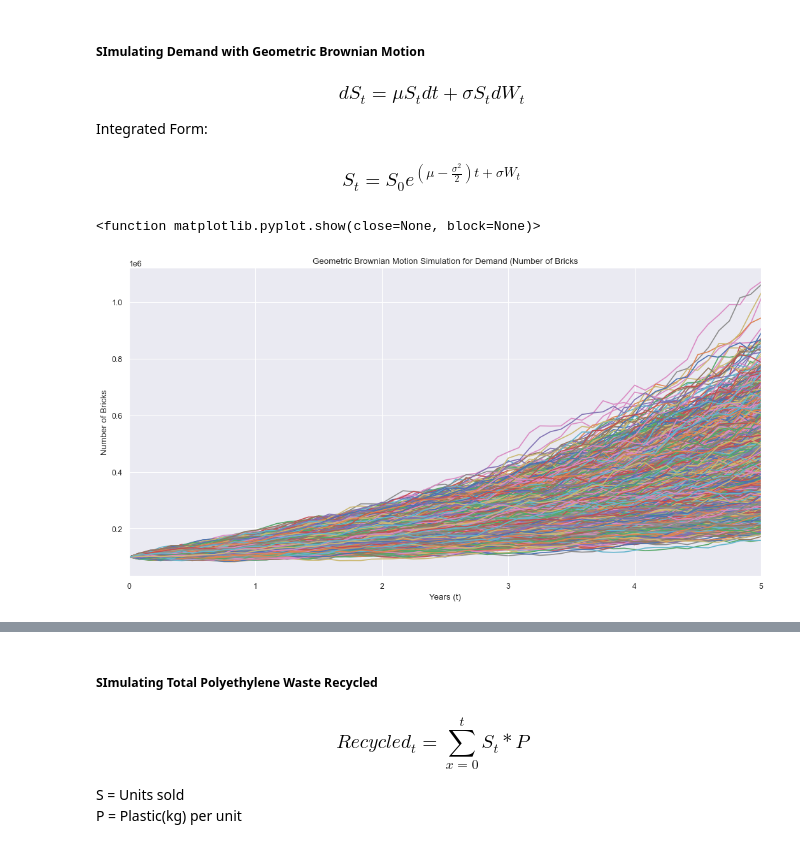
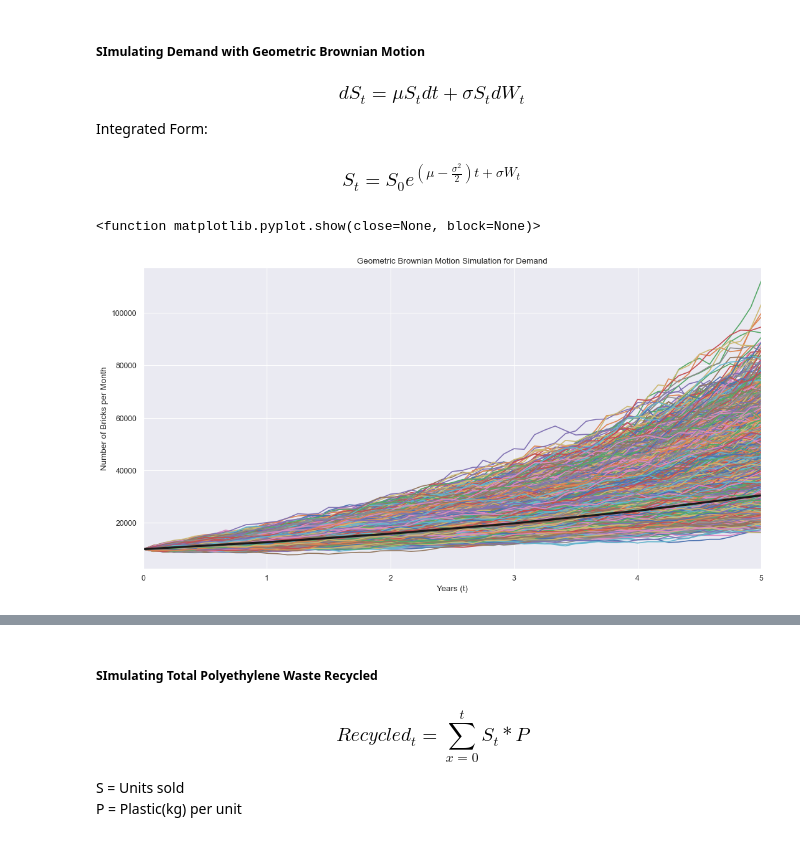
Before and after one commit to rx229/Projects, a Jupyter notebook: Brick Profit Monte Carlo/brick_esg_montecarlo.ipynb, the cells around one changed output, grey strips where cells are left out. Saved outputs shown, nothing was run; the diff lists cells and outputs as text; code cells hidden in the pictures.

```diff
--- a/Brick Profit Monte Carlo/brick_esg_montecarlo.ipynb
+++ b/Brick Profit Monte Carlo/brick_esg_montecarlo.ipynb
@@ -17,7 +17,7 @@ Integrated Form:
 # %%
 # Parameters
 # drift coefficent
-mu = 0.2816
+mu = 0.28162
 # number of steps
 n = 60
 # time in years
@@ -25,7 +25,7 @@ T = 5
 # number of sims
 M = 10000
 # initial demand
-S0 = 100000
+S0 = 10000
 # volatility
 sigma = 0.1111
 
@@ -47,18 +49,23 @@ demand = S0 * demand.cumprod(axis=0)
 time = np.linspace(0,T,n+1)
 # Require numpy array that is the same shape as St
 tt = np.full(shape=(M,n+1), fill_value=time).T
+# %%
+pop_trend = (np.ones(T+1) * 0.158879).cumsum() - 0.158879 + S0
+plastic_trend = ((np.ones(T+1) * 1.218).cumprod() - 0.218) * S0
 # %%
 plt.figure(figsize=(16, 8), dpi=80)
 sns.set(style="darkgrid")
 
 plt.plot(tt, demand)
+#plt.plot(pop_trend, c ='k', linewidth=3.0)
+plt.plot(plastic_trend, c ='k', linewidth=3.0)
 plt.xlabel("Years (t)")
-plt.ylabel("Number of Bricks")
-plt.title("Geometric Brownian Motion Simulation for Demand (Number of Bricks")
+plt.ylabel("Number of Bricks per Month")
+plt.title("Geometric Brownian Motion Simulation for Demand")
 plt.xlim([0, T])
 plt.show
 # %% [output]
 <function matplotlib.pyplot.show(close=None, block=None)>
-[figure, old version]
+[figure, new version]
 # %%
 demand_df =pd.DataFrame(demand.T)
```
Also changed, not shown: parts of 11 cells of this notebook.
